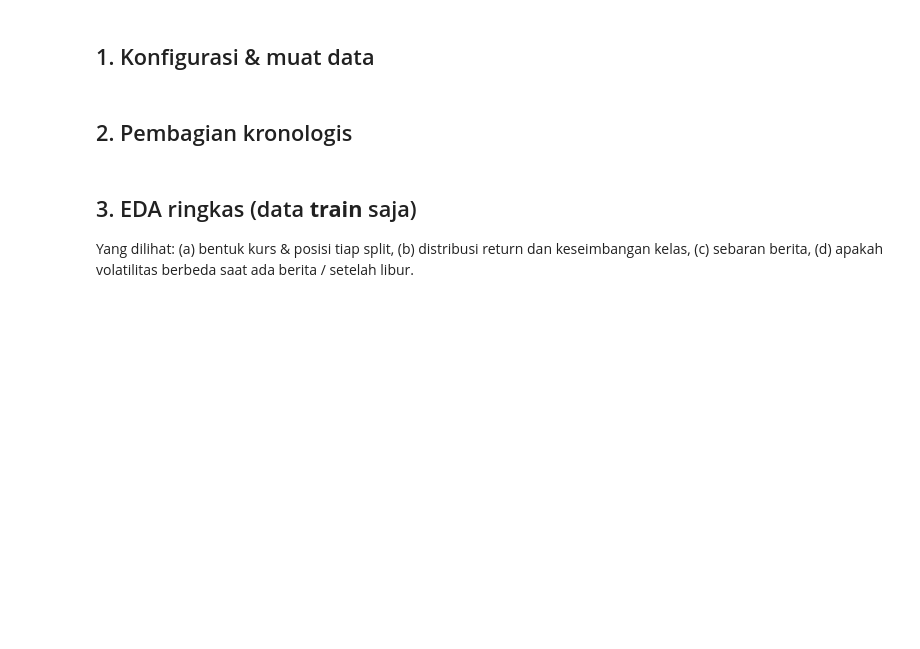
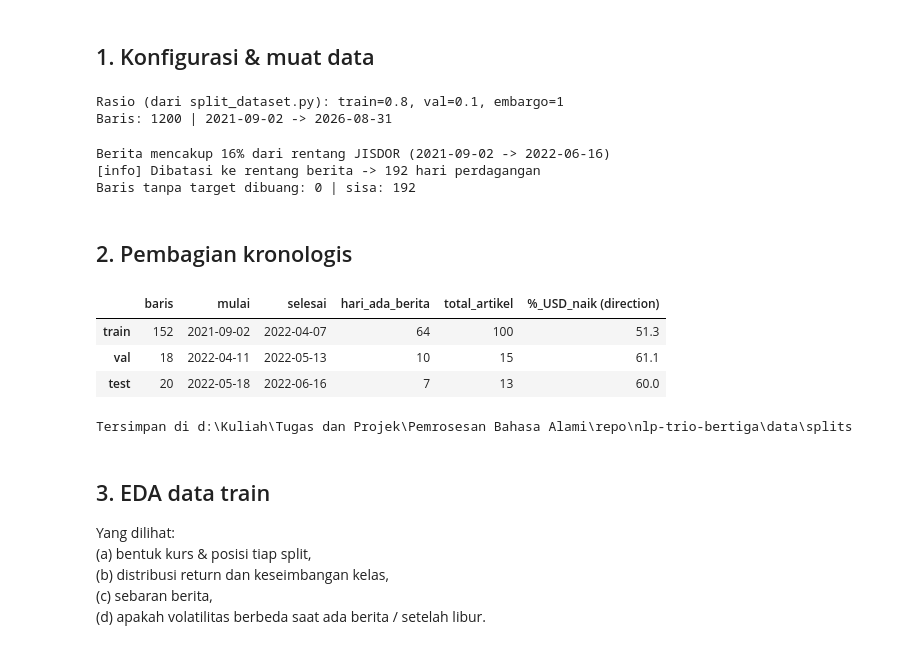
Before and after one commit to mikailachmad/nlp-trio-bertiga, a Jupyter notebook: src/02_split_eda.ipynb, the cells around one changed output. Saved outputs shown, nothing was run; the diff lists cells and outputs as text; code cells hidden in the pictures; blank space fills up the shorter version.

```diff
--- a/src/02_split_eda.ipynb
+++ b/src/02_split_eda.ipynb
@@ -12,4 +12,5 @@
 # %%
+import sys
 from pathlib import Path
 
 import numpy as np
@@ -20,17 +21,29 @@ pd.set_option("display.width", 170)
 pd.set_option("display.max_columns", 40)
 plt.rcParams["figure.dpi"] = 100
 
-ROOT = Path.cwd().parent if Path.cwd().name.lower() in ("notebook", "notebooks") else Path.cwd()
+def _find_repo_root(start: Path) -> Path:
+    for candidate in [start, *start.parents]:
+        if (candidate / "src").is_dir() and (candidate / "requirements.txt").exists():
+            return candidate
+    raise RuntimeError(
+        "Repo root tidak ditemukan. Jalankan notebook dari dalam repo "
+        "nlp-trio-bertiga (folder manapun di dalamnya)."
+    )
+
+ROOT = _find_repo_root(Path.cwd())
+if str(ROOT) not in sys.path:
+    sys.path.insert(0, str(ROOT))
 DATA = ROOT / "data"
+
+# Reuse split_dataset.py milik track baseline kurs-only,
+from src.jisdor.split_dataset import chronological_split, TRAIN_RATIO, VAL_RATIO, EMBARGO
 # %% [markdown]
 ## 1. Konfigurasi & muat data
 # %%
-TRAIN_FRAC = 0.70
-VAL_FRAC = 0.15            # sisanya (0.15) = test
-EMBARGO_DAYS = 1           # baris (hari perdagangan) yang dibuang di antara split
+# Rasio & embargo mengikuti src/jisdor/split_dataset.py
+print(f"Rasio (dari split_dataset.py): train={TRAIN_RATIO}, val={VAL_RATIO}, embargo={EMBARGO}")
 
-# None = otomatis: jika berita hanya mencakup sebagian kecil rentang JISDOR (mis. baru sampel),
-# analisis dibatasi ke rentang berita agar val/test tidak kosong berita.
+# None = otomatis: jika berita hanya mencakup sebagian kecil rentang JISDOR
 # Set False jika dataset berita sudah lengkap 5 tahun.
 RESTRICT_TO_NEWS_SPAN = None
 
@@ -38,8 +51,11 @@ daily = pd.read_csv(DATA / "processed" / "daily_merged.csv", parse_dates=["date"
 daily[["text_title", "text_body"]] = daily[["text_title", "text_body"]].fillna("")
 daily = daily.sort_values("date").reset_index(drop=True)
 print("Baris:", len(daily), "|", daily["date"].min().date(), "->", daily["date"].max().date())
+# %% [output]
+Rasio (dari split_dataset.py): train=0.8, val=0.1, embargo=1
+Baris: 1200 | 2021-09-02 -> 2026-08-31
 # %%
-# --- cek cakupan berita terhadap rentang JISDOR ---
+# cek cakupan berita terhadap rentang JISDOR
 news_days = daily.loc[daily["has_news"] == 1, "date"]
 span_ratio = (news_days.max() - news_days.min()).days / max((daily["date"].max() - daily["date"].min()).days, 1)
 print(f"Berita mencakup {span_ratio:.0%} dari rentang JISDOR "
@@ -50,33 +66,36 @@ if restrict:
     daily = daily[(daily["date"] >= news_days.min()) & (daily["date"] <= news_days.max())].reset_index(drop=True)
     print(f"[info] Dibatasi ke rentang berita -> {len(daily)} hari perdagangan")
 
-# baris tanpa target tidak bisa dipakai (hari pertama: tak ada return; hari terakhir: tak ada ret_next)
+# baris tanpa target tidak bisa dipakai
 before = len(daily)
 daily = daily.dropna(subset=["log_ret", "ret_next"]).reset_index(drop=True)
 print(f"Baris tanpa target dibuang: {before - len(daily)} | sisa: {len(daily)}")
+# %% [output]
+Berita mencakup 16% dari rentang JISDOR (2021-09-02 -> 2022-06-16)
+[info] Dibatasi ke rentang berita -> 192 hari perdagangan
+Baris tanpa target dibuang: 0 | sisa: 192
 # %% [markdown]
 ## 2. Pembagian kronologis
 # %%
-n = len(daily)
-i_tr = int(n * TRAIN_FRAC)
-i_va = int(n * (TRAIN_FRAC + VAL_FRAC))
-
-train = daily.iloc[:i_tr].copy()
-val = daily.iloc[i_tr + EMBARGO_DAYS:i_va].copy()
-test = daily.iloc[i_va + EMBARGO_DAYS:].copy()
+train, val, test = chronological_split(daily, date_col="date")
 
 # uji: urutan waktu tidak boleh tumpang tindih
 assert train["date"].max() < val["date"].min() < val["date"].max() < test["date"].min()
 
 summary = pd.DataFrame({
     "baris": [len(train), len(val), len(test)],
     "mulai": [s["date"].min().date() for s in (train, val, test)],
     "selesai": [s["date"].max().date() for s in (train, val, test)],
     "hari_ada_berita": [int(s["has_news"].sum()) for s in (train, val, test)],
     "total_artikel": [int(s["n_articles"].sum()) for s in (train, val, test)],
     "%_USD_naik (direction)": [round(s["direction"].mean() * 100, 1) for s in (train, val, test)],
 }, index=["train", "val", "test"])
 summary
+# %% [output]
+|  | baris | mulai | selesai | hari_ada_berita | total_artikel | %_USD_naik (direction) |
+| train | 152 | 2021-09-02 | 2022-04-07 | 64 | 100 | 51.3 |
+| val | 18 | 2022-04-11 | 2022-05-13 | 10 | 15 | 61.1 |
+| test | 20 | 2022-05-18 | 2022-06-16 | 7 | 13 | 60.0 |
 # %%
 # Simpan
 out = DATA / "splits"
@@ -85,17 +104,23 @@ train.to_csv(out / "train.csv", index=False)
 val.to_csv(out / "val.csv", index=False)
 test.to_csv(out / "test.csv", index=False)
 
-# tabel gabungan dengan kolom 'split' (dipakai notebook 03 untuk memetakan artikel -> split)
+# tabel gabungan dengan kolom split
 pd.concat([train.assign(split="train"), val.assign(split="val"), test.assign(split="test")]) \
   .to_csv(out / "daily_with_split.csv", index=False)
 print("Tersimpan di", out)
 
 if (summary["hari_ada_berita"] == 0).any():
     print("[peringatan] Ada split tanpa berita sama sekali. Perluas dataset berita atau ubah proporsi split.")
+# %% [output]
+Tersimpan di d:\Kuliah\Tugas dan Projek\Pemrosesan Bahasa Alami\repo\nlp-trio-bertiga\data\splits
 # %% [markdown]
-## 3. EDA ringkas (data **train** saja)
+## 3. EDA data train
 
-Yang dilihat: (a) bentuk kurs & posisi tiap split, (b) distribusi return dan keseimbangan kelas, (c) sebaran berita, (d) apakah volatilitas berbeda saat ada berita / setelah libur.
+Yang dilihat:
+(a) bentuk kurs & posisi tiap split,
+(b) distribusi return dan keseimbangan kelas,
+(c) sebaran berita,
+(d) apakah volatilitas berbeda saat ada berita / setelah libur.
 # %%
 fig, ax = plt.subplots(2, 2, figsize=(15, 9))
 
```
Also changed, not shown: parts of 5 cells of this notebook, 23 other files.
